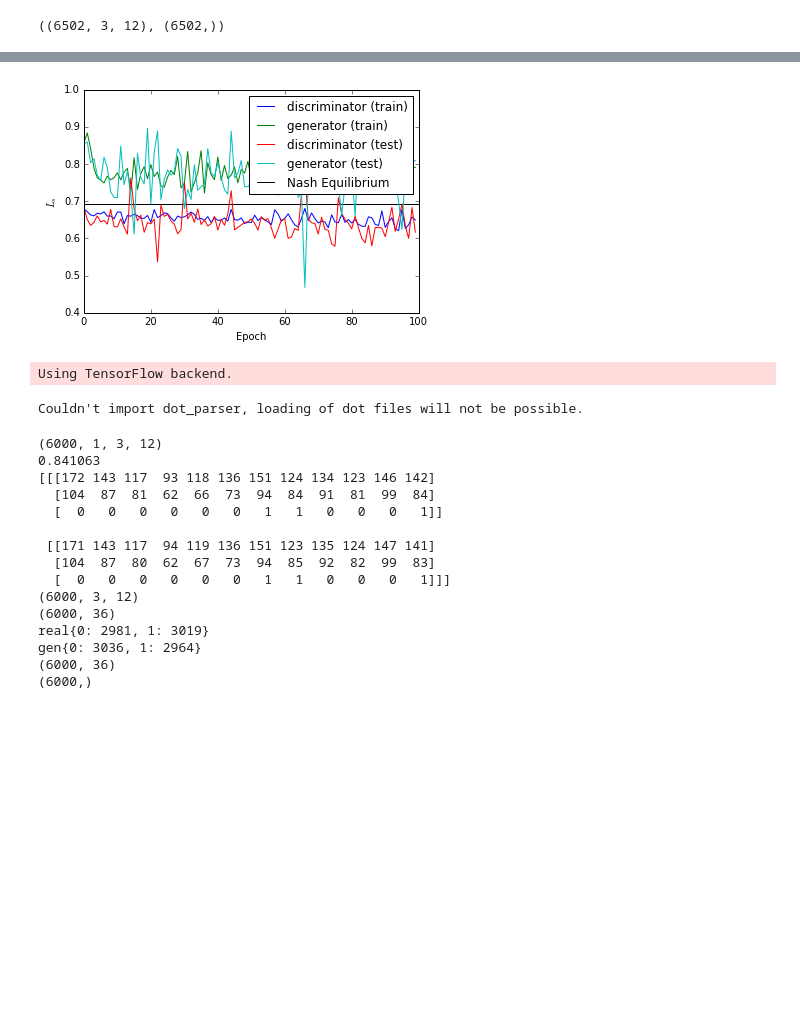
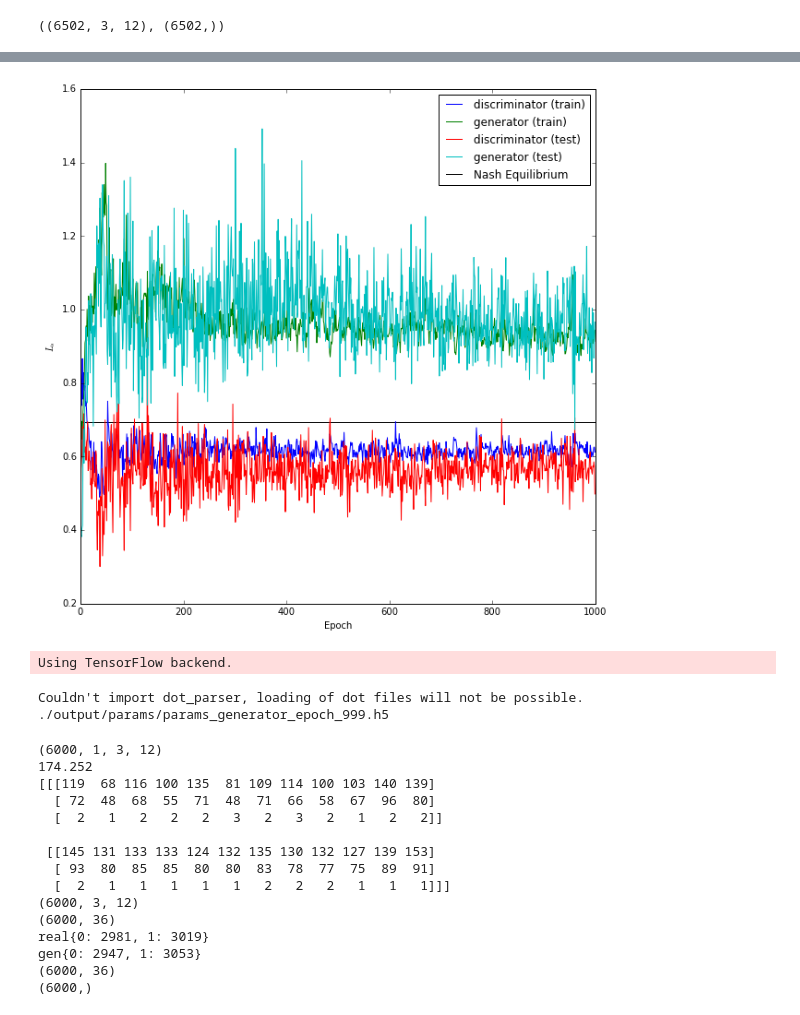
Before and after one commit to greenelab/SPRINT_gan, a Jupyter notebook: PredictGroup.ipynb, the cells around one changed output, grey strips where cells are left out. Saved outputs shown, nothing was run; the diff lists cells and outputs as text; code cells hidden in the pictures; blank space fills up the shorter version.

```diff
--- a/PredictGroup.ipynb
+++ b/PredictGroup.ipynb
@@ -32,30 +32,36 @@ accuracy_score(y_test, y_pred)
 # %%
 import h5py
 import matplotlib.pyplot as plt
 import pandas as pd
 
 %matplotlib inline
+plt.figure(figsize=(10,10))
 
 hist = pkl.load(open('./output/params/acgan-history.pkl', 'rb'))
 losses = ['loss', 'generation_loss', 'auxiliary_loss']
 
 for p in ['train', 'test']:
     for g in ['discriminator', 'generator']:
         hist[p][g] = pd.DataFrame(hist[p][g], columns=losses)
 
 for p in ['train', 'test']:
     for g in ['discriminator', 'generator']:
         plt.plot(hist[p][g]['generation_loss'], label='{} ({})'.format(g, p))
 
 # get the NE and show as an equilibrium point
 plt.hlines(-np.log(0.5), 0, hist[p][g]['generation_loss'].shape[0], label='Nash Equilibrium')
 plt.legend()
 plt.xlabel('Epoch')
 plt.ylabel(r'$L_s$')
+
 plt.show()
 # %% [output]
-[figure, old version]
+[figure, new version]
 # %%
+import os
+os.environ["CUDA_DEVICE_ORDER"]="PCI_BUS_ID"   # see issue #152
+os.environ["CUDA_VISIBLE_DEVICES"]="1"
+
 acgan = __import__('ac_gan')
 
 from glob import glob
@@ -63,12 +69,15 @@ from keras.models import load_model
 
 directory = './output/params/'
 
-latent_size = 20
+latent_size = 100
 
-g = load_model(sorted(glob(directory + 'params_generator*'))[-1])
+gen_name = sorted(glob(directory + 'params_generator*'))[-1]
+print(gen_name)
+g = load_model(gen_name)
 # %% [output]
 Using TensorFlow backend.
 Couldn't import dot_parser, loading of dot files will not be possible.
+./output/params/params_generator_epoch_999.h5
 # %%
 generate_count = training_size
 
@@ -82,9 +91,9 @@ gen_X_train = np.reshape(generated_images, (training_size, 3, 12))
 print(np.max(gen_X_train))
 
 for i in range(gen_X_train.shape[0]):
-    gen_X_train[i][0] = gen_X_train[i][0] * 233
-    gen_X_train[i][1] = gen_X_train[i][1] * 137
-    gen_X_train[i][2] = gen_X_train[i][2] * 7
+    gen_X_train[i][0] = gen_X_train[i][0]
+    gen_X_train[i][1] = gen_X_train[i][1]
+    gen_X_train[i][2] = gen_X_train[i][2]
 
 gen_X_train = gen_X_train.astype(int)
 print(gen_X_train[:2])
@@ -105,18 +114,18 @@ print(gen_X_train.shape)
 print(gen_y_train.shape)
 # %% [output]
 (6000, 1, 3, 12)
-0.841063
-[[[172 143 117  93 118 136 151 124 134 123 146 142]
-  [104  87  81  62  66  73  94  84  91  81  99  84]
-  [  0   0   0   0   0   0   1   1   0   0   0   1]]
+174.252
+[[[119  68 116 100 135  81 109 114 100 103 140 139]
+  [ 72  48  68  55  71  48  71  66  58  67  96  80]
+  [  2   1   2   2   2   3   2   3   2   1   2   2]]
 
- [[171 143 117  94 119 136 151 123 135 124 147 141]
-  [104  87  80  62  67  73  94  85  92  82  99  83]
-  [  0   0   0   0   0   0   1   1   0   0   0   1]]]
+ [[145 131 133 133 124 132 135 130 132 127 139 153]
+  [ 93  80  85  85  80  80  83  78  77  75  89  91]
+  [  2   1   1   1   1   1   2   2   2   1   1   1]]]
 (6000, 3, 12)
 (6000, 36)
 real{0: 2981, 1: 3019}
-gen{0: 3036, 1: 2964}
+gen{0: 2947, 1: 3053}
 (6000, 36)
 (6000,)
 # %%
```
Also changed, not shown: parts of 4 cells of this notebook, 2 other files.
